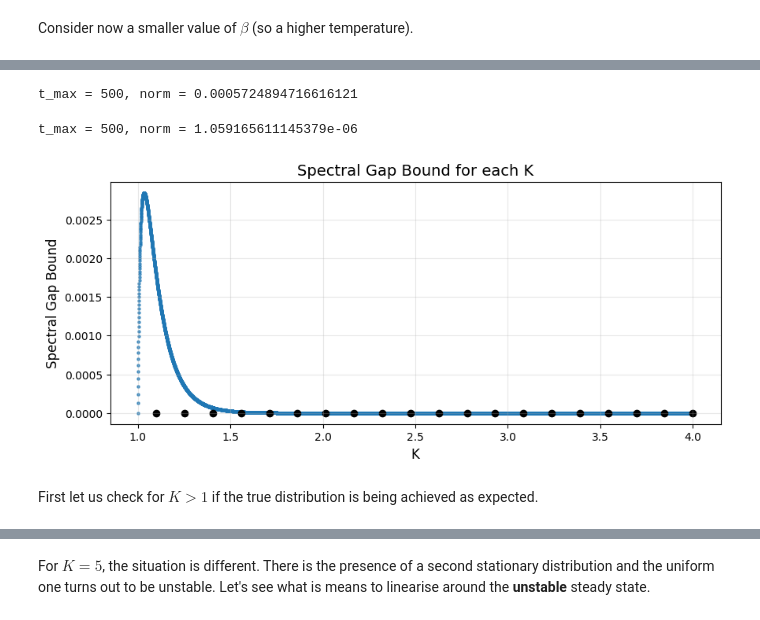
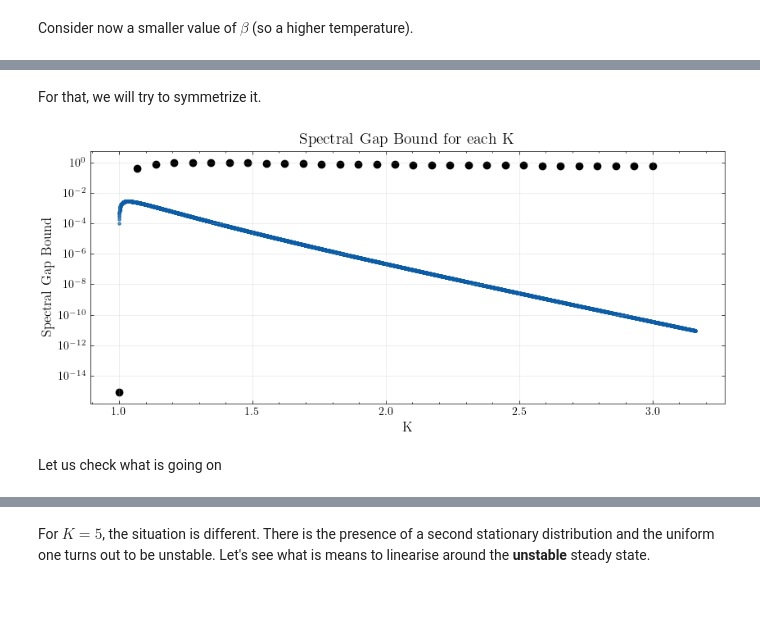
Before and after one commit to lucasmoschen/mckean-vlasov, a Jupyter notebook: codes/plotting.ipynb, the cells around one changed output, grey strips where cells are left out. Drawn from its saved outputs; the diff is of its cells as text; code cells hidden in the pictures.

```diff
--- a/codes/plotting.ipynb
+++ b/codes/plotting.ipynb
@@ -77,7 +118,7 @@ MESSAGE - Nonlinear equation solved in 5.86.
 # %% [markdown]
 Consider now a smaller value of $\beta$ (so a higher temperature).
 # %%
-G = lambda x: 1e-8 * (x - np.pi)**2
+G = lambda x: 1e-6 * (x - np.pi)**2
 # %%
 solver = McKeanVlasovSolver(L=50, d=2*np.pi, G=G, alpha=[alpha1, alpha2, alpha3, alpha4],
                             W=W, mu_0=mu_0_mixed, min_fourier_samples=2000, delta=-0.0001,
@@ -107,0 +198,4 @@ W = lambda x: -K*np.cos(x)
+# %%
+Z = lambda K: np.trapezoid(np.exp(2*K*unique_r(K)*np.cos(x-np.pi)), x)
+desired_distribution = lambda K: lambda x: np.exp(2*K*unique_r(K)*np.cos(x-np.pi)) / Z(K)
+bar_mu_initial = lambda K: FourierUtils(L=30, d=2*np.pi, min_fourier_samples=2000).project_function(func=desired_distribution(K))
@@ -162,0 +333,2 @@ plt.show()
+# %% [markdown]
+For that, we will try to symmetrize it.
@@ -163,46 +375,37 @@ plt.show()
 # %%
 spectral_gap_values = []
+x = np.linspace(0, 2*np.pi, 1000)
 
-for K in tqdm(np.linspace(1.1, 4, 20)):
+solver = McKeanVlasovSolver(L=30, d=2*np.pi, G=G, alpha=[alpha1, alpha2, alpha3, alpha4],
+                            W=W(K=1), mu_0=mu_0_mixed, min_fourier_samples=2000, delta=-0.0001,
+                            grad_alpha=[nabla_alpha1, nabla_alpha2, nabla_alpha3, nabla_alpha4],
+                            state_weight=1000, sigma=0.5, bar_mu_k_initial=bar_mu_initial(K=3))
 
-    solver = McKeanVlasovSolver(L=20, d=2*np.pi, G=lambda x: np.zeros_like(x), alpha=[None],
-                                W=lambda x: -K*np.cos(x), mu_0=mu_0, min_fourier_samples=2000, delta=-0.0001,
-                                grad_alpha="constant",
-                                state_weight=1000, sigma=0.5)
-
-    t_max = 100
-    while True:
-        a_bar = solver.nonlinear_controlled_solver_mu(t_span=(0, t_max), t_eval=(t_max/2, t_max), u=lambda t,a: np.zeros(4))
-        if np.linalg.norm(a_bar.y[:,-1] - a_bar.y[:,-2]) < 1e-8:
-            break
-        else:
-            t_max *= 5
-            print("t_max = {}, norm = {}".format(t_max, np.linalg.norm(a_bar.y[:,-1] - a_bar.y[:,-2])))
-
-    solver = McKeanVlasovSolver(L=20, d=2*np.pi, G=lambda x: np.zeros_like(x), alpha=[None],
-                                W=lambda x: -K*np.cos(x), mu_0=mu_0, min_fourier_samples=2000, delta=-0.0001,
-                                grad_alpha="constant",
-                                state_weight=1000, sigma=0.5, final_distribution=a_bar.y[:,-1])
+for K in tqdm(np.linspace(1, 3, 30)):
+    solver = McKeanVlasovSolver(L=30, d=2*np.pi, G=G, alpha=[alpha1, alpha2, alpha3, alpha4],
+                            W=W(K=K), mu_0=mu_0_mixed, min_fourier_samples=2000, delta=-0.0001,
+                            grad_alpha=[nabla_alpha1, nabla_alpha2, nabla_alpha3, nabla_alpha4],
+                            state_weight=1000, sigma=0.5, bar_mu_k_initial=bar_mu_initial(K=K))
 
     linear_operator = -(solver.L_G + solver.K + solver.sigma * solver.D)
-    eigenvalues, _ = eig(linear_operator)
+    M = compute_M(desired_distribution(K=K), d=solver.d, L=solver.L, N=20000)
+    linear_operator_symmetric = compute_L_H_minus1(M, linear_operator)
+    eigenvalues, _ = eig(linear_operator_symmetric)
     sorted_indices = np.argsort(eigenvalues.real)[::-1]
     sorted_eigenvalues = eigenvalues[sorted_indices]
 
-    spectral_gap_values.append(abs(sorted_eigenvalues[1].real))
+    spectral_gap_values.append(abs(sorted_eigenvalues[2].real))
-# %% [output]
-t_max = 500, norm = 0.0005724894716616121
-t_max = 500, norm = 1.059165611145379e-06
 # %%
 plt.figure(figsize=(10, 4))
 plt.scatter(K_values, spectral_values, s=5, alpha=0.7)
-plt.scatter(np.linspace(1.1, 4, 20), spectral_gap_values, color="black")
+plt.scatter(np.linspace(1, 3, 30), spectral_gap_values, color="black")
 plt.title('Spectral Gap Bound for each K', fontsize=14)
 plt.xlabel('K', fontsize=12)
+plt.yscale('log')
 plt.ylabel('Spectral Gap Bound', fontsize=12)
 plt.grid(True, alpha=0.3)
 plt.show()
 # %% [output]
-[figure, old version]
+[figure, new version]
 # %% [markdown]
-First let us check for $K > 1$ if the true distribution is being achieved as expected.
+Let us check what is going on
```
Also changed, not shown: parts of 69 cells of this notebook, 6 other files.
